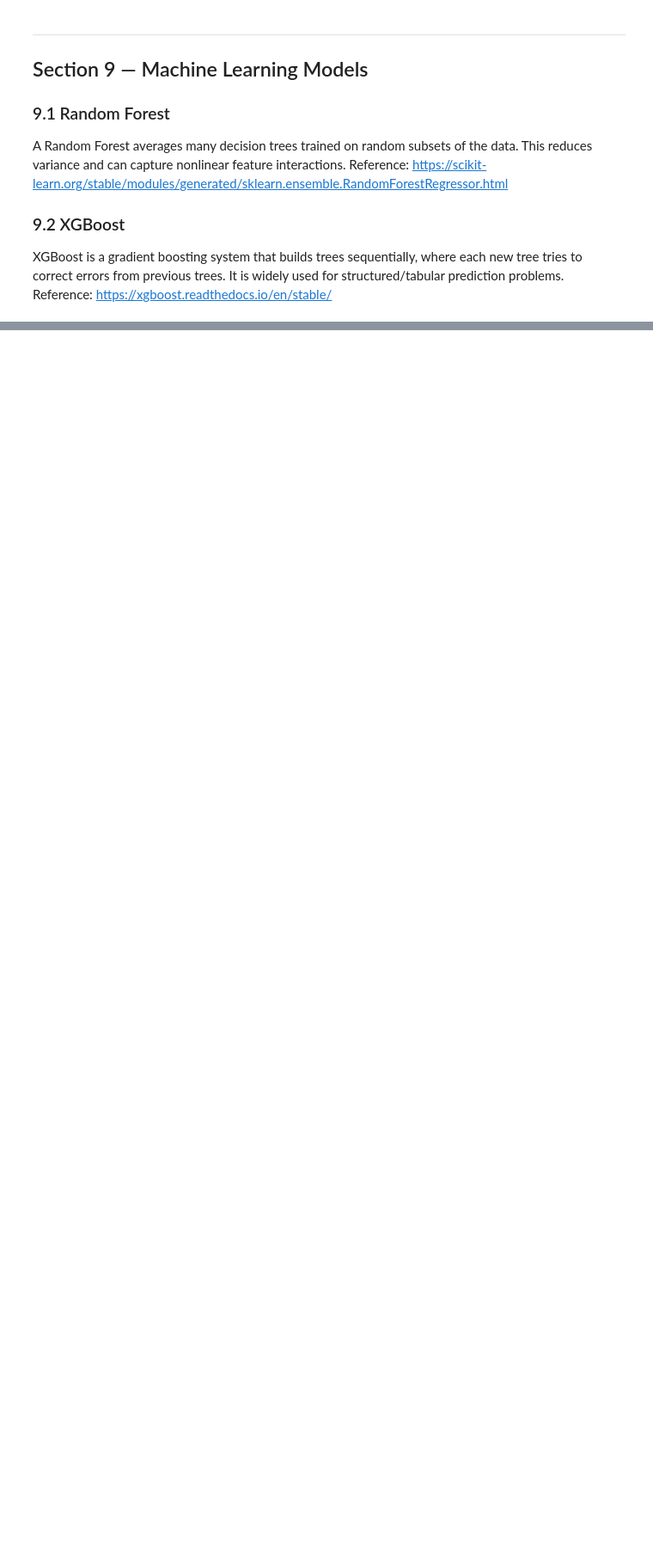
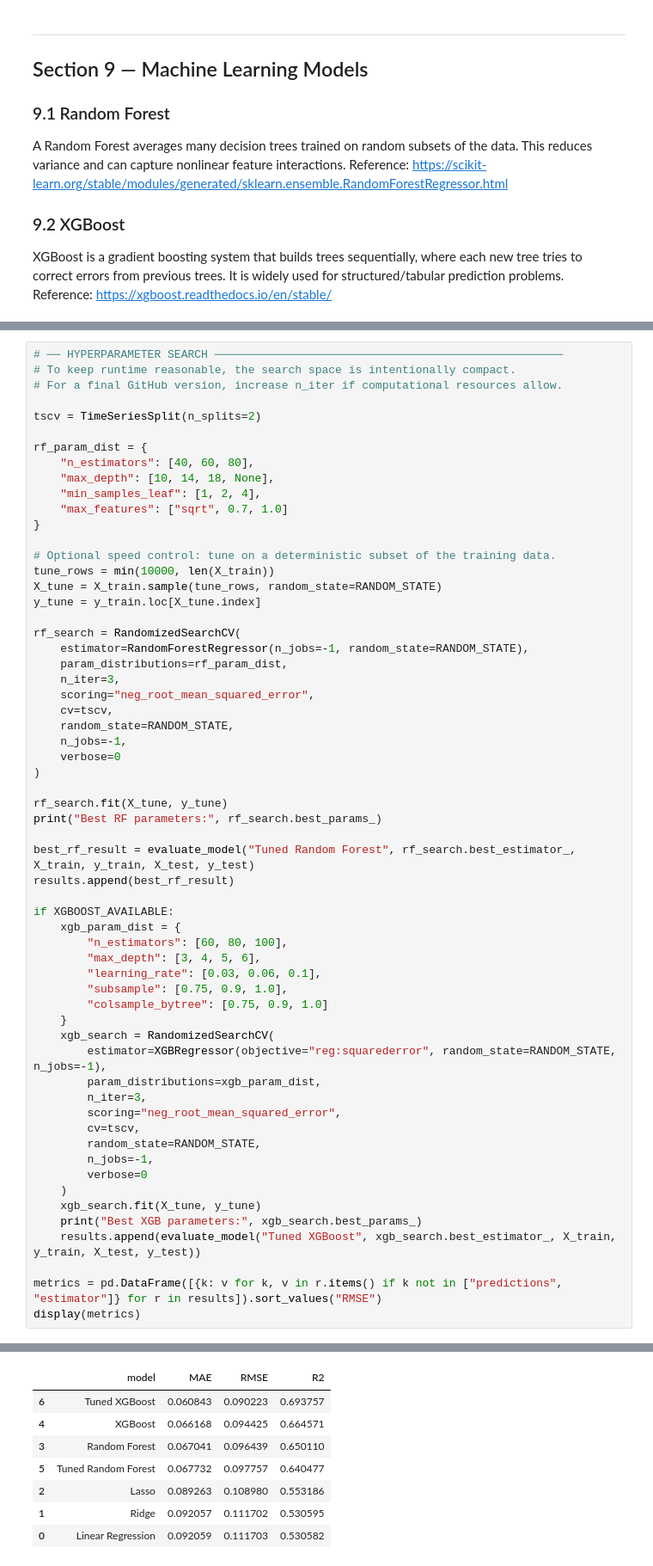
Before and after one commit to Blaz3r40o/Seasonal-Snowfall-Predictor, a Jupyter notebook: drafts/section9.ipynb, the cells around one changed output, grey strips where cells are left out. Shown at 86% size. Cells and saved outputs as stored; diff of their text form; blank space fills up the shorter version.

```diff
--- a/drafts/section9.ipynb
+++ b/drafts/section9.ipynb
@@ -591,0 +655,61 @@ XGBoost is a gradient boosting system that builds trees sequentially, where each
+# %%
+# ── HYPERPARAMETER SEARCH ────────────────────────────────────────────────────
+# To keep runtime reasonable, the search space is intentionally compact.
+# For a final GitHub version, increase n_iter if computational resources allow.
+
+tscv = TimeSeriesSplit(n_splits=2)
+
+rf_param_dist = {
+    "n_estimators": [40, 60, 80],
+    "max_depth": [10, 14, 18, None],
+    "min_samples_leaf": [1, 2, 4],
+    "max_features": ["sqrt", 0.7, 1.0]
+}
+
+# Optional speed control: tune on a deterministic subset of the training data.
+tune_rows = min(10000, len(X_train))
+X_tune = X_train.sample(tune_rows, random_state=RANDOM_STATE)
+y_tune = y_train.loc[X_tune.index]
+
+rf_search = RandomizedSearchCV(
+    estimator=RandomForestRegressor(n_jobs=-1, random_state=RANDOM_STATE),
+    param_distributions=rf_param_dist,
+    n_iter=3,
+    scoring="neg_root_mean_squared_error",
+    cv=tscv,
+    random_state=RANDOM_STATE,
+    n_jobs=-1,
+    verbose=0
+)
+
+rf_search.fit(X_tune, y_tune)
+print("Best RF parameters:", rf_search.best_params_)
+
+best_rf_result = evaluate_model("Tuned Random Forest", rf_search.best_estimator_, X_train, y_train, X_test, y_test)
+results.append(best_rf_result)
+
+if XGBOOST_AVAILABLE:
+    xgb_param_dist = {
+        "n_estimators": [60, 80, 100],
+        "max_depth": [3, 4, 5, 6],
+        "learning_rate": [0.03, 0.06, 0.1],
+        "subsample": [0.75, 0.9, 1.0],
+        "colsample_bytree": [0.75, 0.9, 1.0]
+    }
+    xgb_search = RandomizedSearchCV(
+        estimator=XGBRegressor(objective="reg:squarederror", random_state=RANDOM_STATE, n_jobs=-1),
+        param_distributions=xgb_param_dist,
+        n_iter=3,
+        scoring="neg_root_mean_squared_error",
+        cv=tscv,
+        random_state=RANDOM_STATE,
+        n_jobs=-1,
+        verbose=0
+    )
+    xgb_search.fit(X_tune, y_tune)
+    print("Best XGB parameters:", xgb_search.best_params_)
+    results.append(evaluate_model("Tuned XGBoost", xgb_search.best_estimator_, X_train, y_train, X_test, y_test))
+
+metrics = pd.DataFrame([{k: v for k, v in r.items() if k not in ["predictions", "estimator"]} for r in results]).sort_values("RMSE")
+display(metrics)
+# %% [output]
@@ -591,0 +718,8 @@ XGBoost is a gradient boosting system that builds trees sequentially, where each
+|  | model | MAE | RMSE | R2 |
+| 6 | Tuned XGBoost | 0.060843 | 0.090223 | 0.693757 |
+| 4 | XGBoost | 0.066168 | 0.094425 | 0.664571 |
+| 3 | Random Forest | 0.067041 | 0.096439 | 0.650110 |
+| 5 | Tuned Random Forest | 0.067732 | 0.097757 | 0.640477 |
+| 2 | Lasso | 0.089263 | 0.108980 | 0.553186 |
+| 1 | Ridge | 0.092057 | 0.111702 | 0.530595 |
+| 0 | Linear Regression | 0.092059 | 0.111703 | 0.530582 |
```
Also changed, not shown: parts of 5 cells of this notebook, 30 other files.
